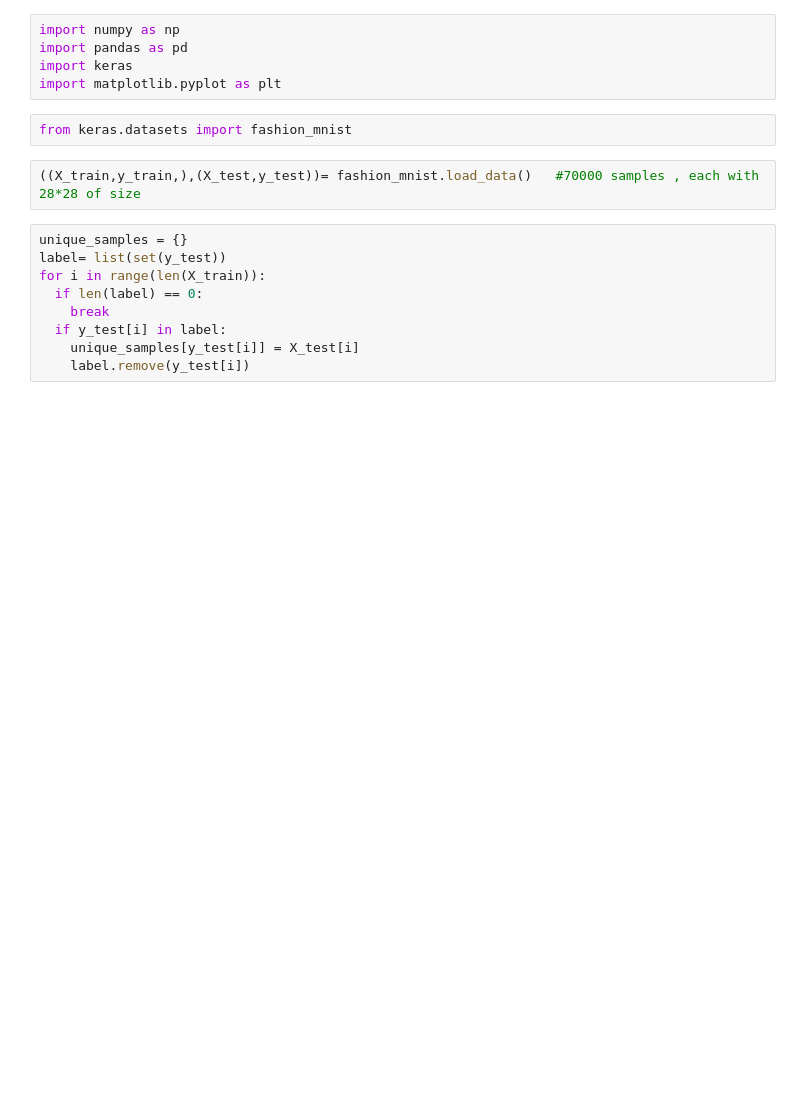
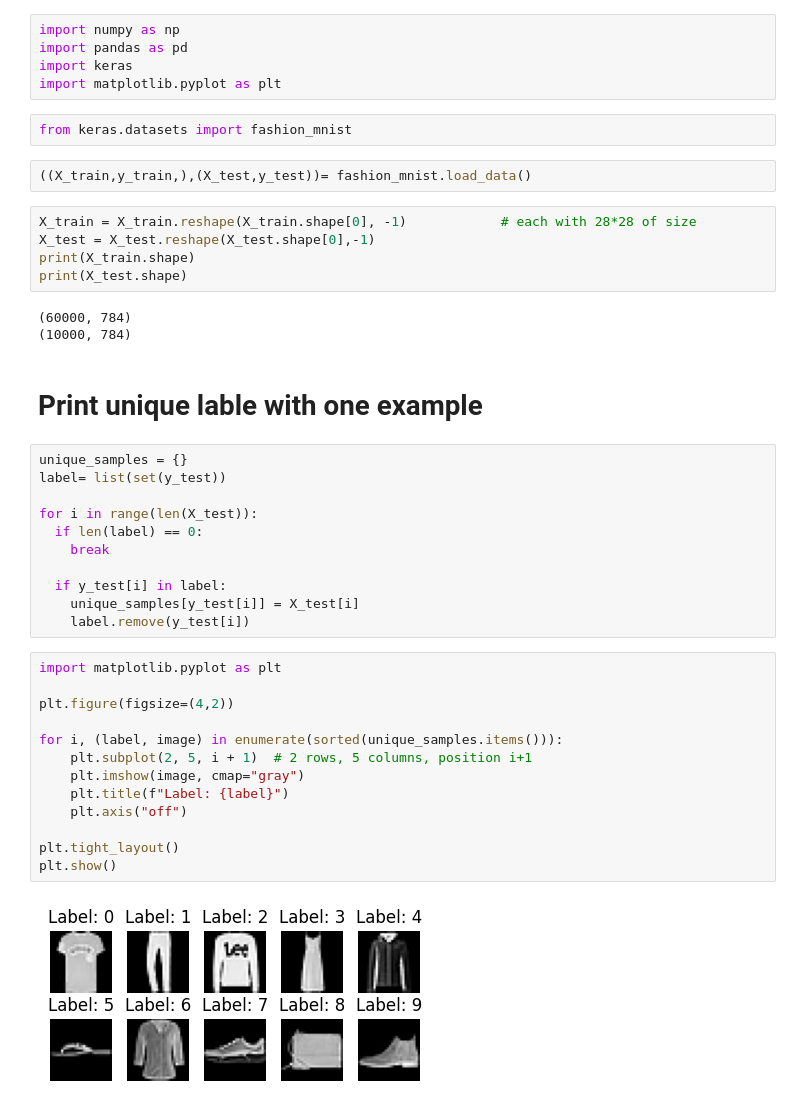
Before and after one commit to rajeshk9999/NLP, a Jupyter notebook: FeedForwardNeuralNetwork.ipynb, the cells around one changed output. Saved outputs shown, nothing was run; the diff lists cells and outputs as text; blank space fills up the shorter version.

```diff
--- a/FeedForwardNeuralNetwork.ipynb
+++ b/FeedForwardNeuralNetwork.ipynb
@@ -52,13 +52,40 @@ import matplotlib.pyplot as plt
 # %%
 from keras.datasets import fashion_mnist
 # %%
-((X_train,y_train,),(X_test,y_test))= fashion_mnist.load_data()   #70000 samples , each with 28*28 of size
+((X_train,y_train,),(X_test,y_test))= fashion_mnist.load_data()
+# %%
+X_train = X_train.reshape(X_train.shape[0], -1)            # each with 28*28 of size
+X_test = X_test.reshape(X_test.shape[0],-1)
+print(X_train.shape)
+print(X_test.shape)
+# %% [output]
+(60000, 784)
+(10000, 784)
+# %% [markdown]
+# **Print unique lable with one example**
 # %%
 unique_samples = {}
 label= list(set(y_test))
-for i in range(len(X_train)):
+
+for i in range(len(X_test)):
   if len(label) == 0:
     break
+
   if y_test[i] in label:
     unique_samples[y_test[i]] = X_test[i]
     label.remove(y_test[i])
+# %%
+import matplotlib.pyplot as plt
+
+plt.figure(figsize=(4,2))
+
+for i, (label, image) in enumerate(sorted(unique_samples.items())):
+    plt.subplot(2, 5, i + 1)  # 2 rows, 5 columns, position i+1
+    plt.imshow(image, cmap="gray")
+    plt.title(f"Label: {label}")
+    plt.axis("off")
+
+plt.tight_layout()
+plt.show()
+# %% [output]
+[figure, added]
```
Also changed, not shown: parts of 2 cells of this notebook.
